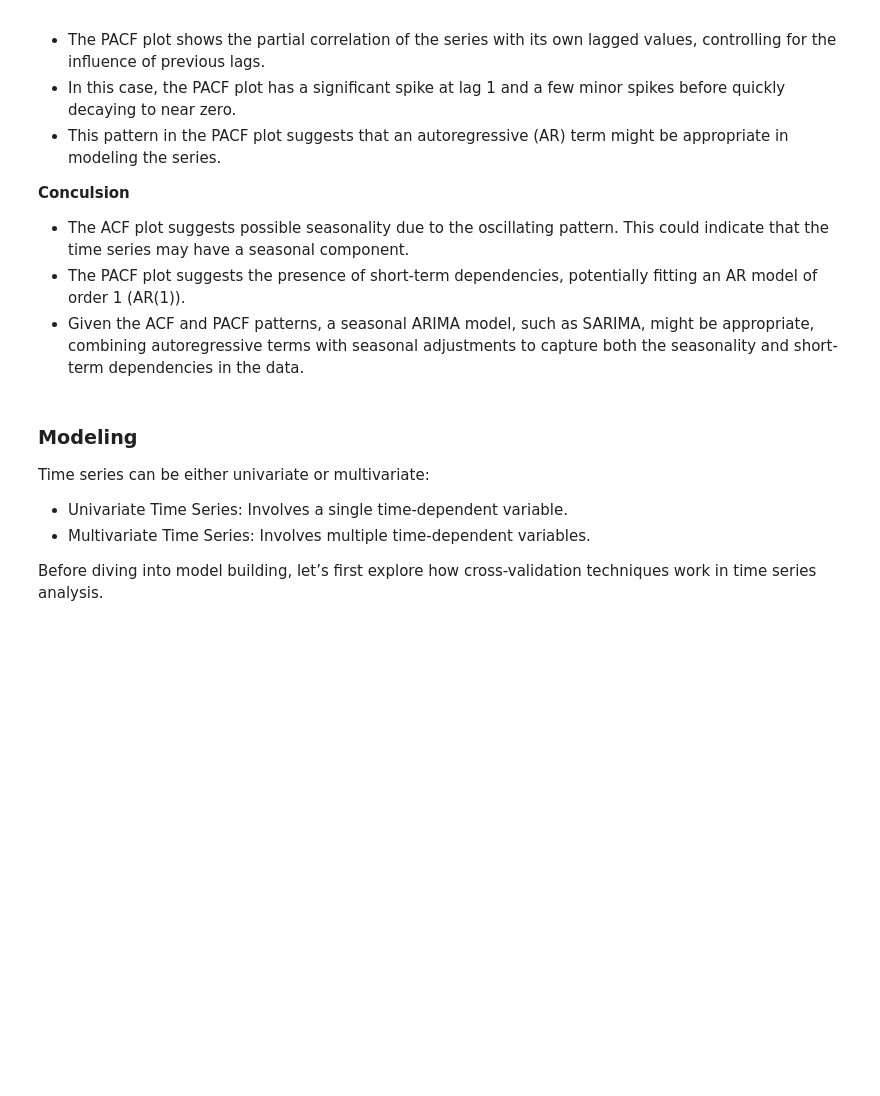
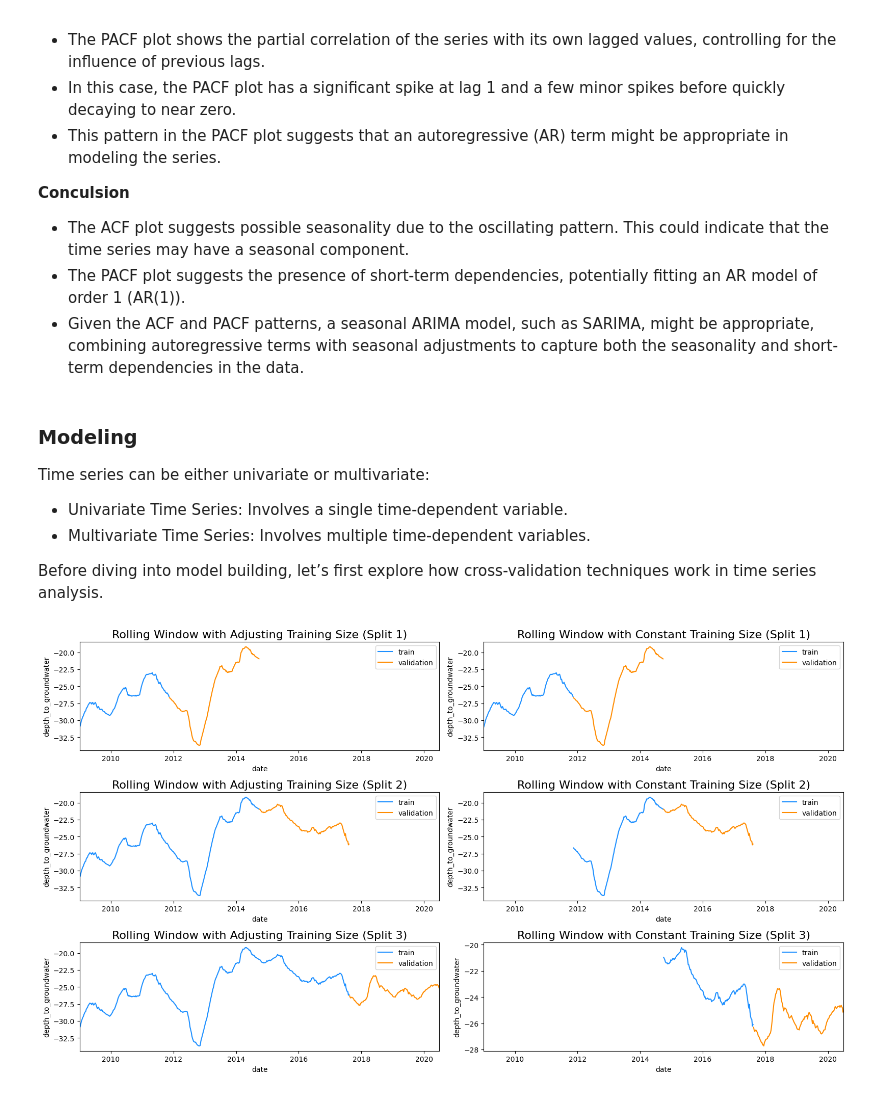
Before and after one commit to rodri-iot/machine_learning_project_time_series, a Jupyter notebook: src/explore.ipynb, the cells around one changed output. Drawn from its saved outputs; the diff is of its cells as text; code cells hidden in the pictures; blank space fills up the shorter version.

```diff
--- a/src/explore.ipynb
+++ b/src/explore.ipynb
@@ -742,3 +777,37 @@ Time series can be either univariate or multivariate:
 - Multivariate Time Series: Involves multiple time-dependent variables.
 
 Before diving into model building, let’s first explore how cross-validation techniques work in time series analysis.
+# %%
+# Split dataset
+N_SPLITS = 3
+
+X = df['date']
+y = df['depth_to_groundwater']
+
+folds = TimeSeriesSplit(n_splits=N_SPLITS)
+# %%
+fig, ax = plt.subplots(nrows=N_SPLITS, ncols=2, figsize=(16, 9))
+
+for i, (train_index, valid_index) in enumerate(folds.split(X)):
+    # Split the training and validation sets for X and Y
+    X_train, X_valid = X.iloc[train_index], X.iloc[valid_index]
+    y_train, y_valid = y.iloc[train_index], y.iloc[valid_index]
+
+    # Plot the window with adjustable training size
+    sns.lineplot(x=X_train, y=y_train, ax=ax[i, 0], color='dodgerblue', label='train')
+    sns.lineplot(x=X_valid, y=y_valid, ax=ax[i, 0], color='darkorange', label='validation')
+    ax[i, 0].set_title(f"Rolling Window with Adjusting Training Size (Split {i+1})", fontsize=16)
+
+    # Plot the window with constant training size (keep only the latest training data)
+    sns.lineplot(x=X_train[-len(X_valid):], y=y_train[-len(X_valid):], ax=ax[i, 1], color='dodgerblue', label='train')
+    sns.lineplot(x=X_valid, y=y_valid, ax=ax[i, 1], color='darkorange', label='validation')
+    ax[i, 1].set_title(f"Rolling Window with Constant Training Size (Split {i+1})", fontsize=16)
+
+    # Adjust the date range for both charts
+    for j in range(2):
+        ax[i, j].set_xlim([date(2009, 1, 1), date(2020, 6, 30)])
+
+plt.tight_layout()
+plt.show()
+# %% [output]
+[figure, added]
```
Also changed, not shown: parts of 16 cells of this notebook, 1 other file.
